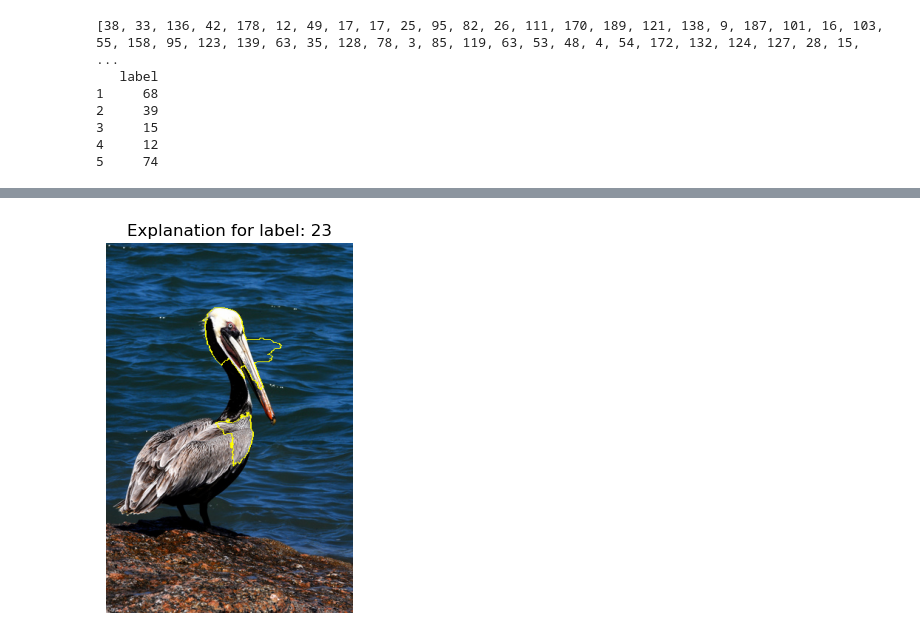
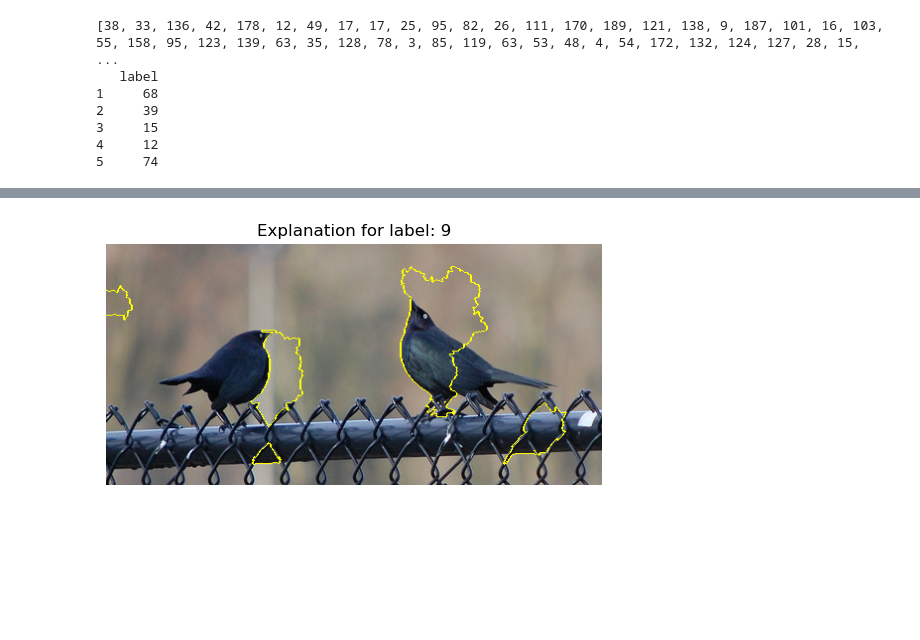
Before and after one commit to christinaperdue/AML2024-Feather-in-Focus, a Jupyter notebook: christries.ipynb, the cells around one changed output, grey strips where cells are left out. Drawn from its saved outputs; the diff is of its cells as text; code cells hidden in the pictures; blank space fills up the shorter version.

```diff
--- a/christries.ipynb
+++ b/christries.ipynb
@@ -271,8 +272,8 @@ class SimpleCNN(nn.Module):
         x = self.fc(x)
         return x
 
-#net = SimpleCNN().to(device) # if using simple CNN model TODO: try
+
 # Load a pretrained ResNet model
-net = models.resnet18(pretrained=True)
+net = models.inception_v3(pretrained=True)
 net.to(device)
 # %% [output]
@@ -504,19 +500,32 @@ from lime import lime_image
 from skimage.segmentation import mark_boundaries
 
 # Step 1: Load the saved model
-model = models.resnet18(pretrained=False)
-model.load_state_dict(torch.load('christinaperdue_net.pth', map_location=torch.device('cpu')))
+# model = models.resnet18(pretrained=False)
+# model.load_state_dict(torch.load('christinaperdue_net.pth', map_location=torch.device('cpu')))
+
+model = models.inception_v3(pretrained=False)
+model.load_state_dict(torch.load('christinaperdue_colab_inception_v3_transformations_net.pth', map_location=torch.device('cpu')))
 model.eval()  # Set the model to evaluation mode
 
 # Step 2: Define the image preprocessing pipeline
 preprocess = transforms.Compose([
-    transforms.Resize((224, 224)),  # Resize to match ResNet input size
-    transforms.ToTensor(),
-    transforms.Normalize(mean=[0.485, 0.456, 0.406], std=[0.229, 0.224, 0.225])  # Normalization
+    # select this for resnet
+    # transforms.Resize((224, 224)),  # Resize to match ResNet input size
+    # transforms.ToTensor(),
+    # transforms.Normalize(mean=[0.485, 0.456, 0.406], std=[0.229, 0.224, 0.225])  # Normalization
+
+    # select this for inception
+    transforms.Resize((320, 320)),  # Resize to slightly larger
+    transforms.CenterCrop(299),    # Crop to 299x299
+    transforms.ToTensor(),         # Convert to tensor
+    transforms.Normalize(mean=[0.485, 0.456, 0.406], std=[0.229, 0.224, 0.225])  # Normalize to [-1, 1]
 ])
 
+
+
 # Step 3: Load and preprocess the image
-test_image_path = 'data/test_images/test_images/1629.jpg'
+#431
+test_image_path = 'data/test_images/test_images/493.jpg'
 image = Image.open(test_image_path).convert('RGB')
 input_tensor = preprocess(image).unsqueeze(0)  # Add batch dimension
 
@@ -558,7 +567,7 @@ label = explanation.top_labels[0]
 temp, mask = explanation.get_image_and_mask(
     label,
     positive_only=True,
-    num_features=5,
+    num_features=10,
     hide_rest=False
 )
 
@@ -588 +590 @@ Intel MKL WARNING: Support of Intel(R) Streaming SIMD Extensions 4.2 (Intel(R) S
-[figure, old version]
+[figure, new version]
```
Also changed, not shown: parts of 15 cells of this notebook.
